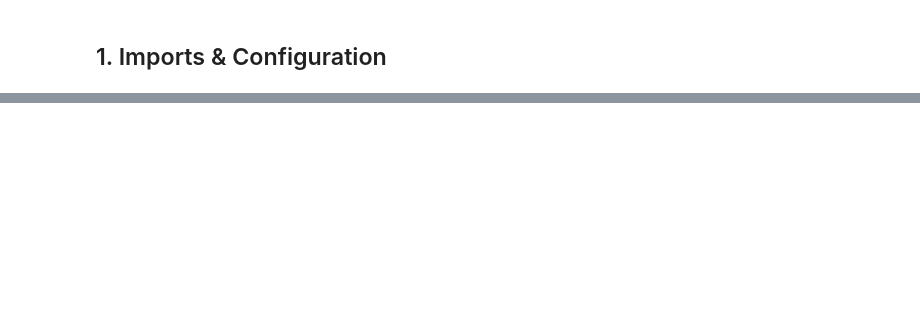
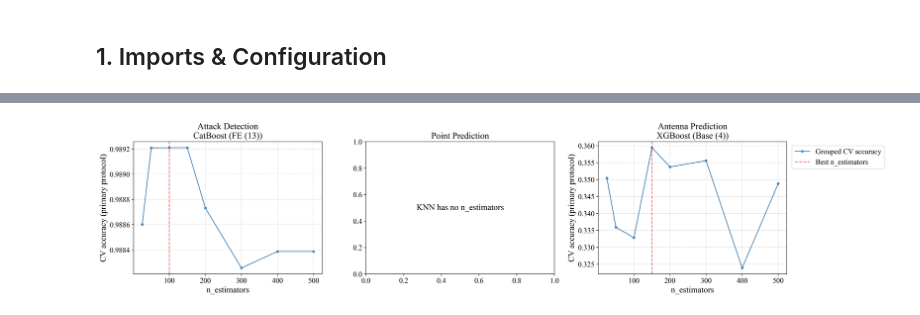
Before and after one commit to 99stealth/evil_twin_attack_detection_in_non_urban_terrain, a Jupyter notebook: notebooks/02_final_comparison.ipynb, the cells around one changed output, grey strips where cells are left out. Saved outputs shown, nothing was run; the diff lists cells and outputs as text; code cells hidden in the pictures; blank space fills up the shorter version.

```diff
--- a/notebooks/02_final_comparison.ipynb
+++ b/notebooks/02_final_comparison.ipynb
@@ -440,0 +313,8 @@ Logistic Regression    0.701
+# %%
+winners = {}
+for task in ep.TASKS_ORDER:
+    task_label = ep.TASKS[task]["label"]
+    sub = results_df[results_df.Task == task_label].sort_values("Pooled Acc", ascending=False)
+    best = sub.iloc[0]
+    winners[task] = (best["Model"], best["Feature Set"])
+    print(f"{task_label:<22} winner={best['Model']} ({best['Feature Set']}) — pooled_acc={best['Pooled Acc']:.4f}")
@@ -440,0 +364,52 @@ Logistic Regression    0.701
+# %%
+from sklearn.model_selection import cross_val_score
+
+fig, axes = plt.subplots(1, 3, figsize=(20, 5))
+n_estimators_range = [25, 50, 100, 150, 200, 300, 400, 500]
+
+for ax, task in zip(axes, ep.TASKS_ORDER):
+    task_label = ep.TASKS[task]["label"]
+    model_name, fs_label = winners[task]
+    cfg = ep.MODEL_CONFIGS[model_name]
+
+    if "n_estimators" not in cfg["grid"]:
+        ax.text(0.5, 0.5, f"{model_name} has no n_estimators", ha="center", va="center", transform=ax.transAxes)
+        ax.set_title(task_label)
+        continue
+
+    spec = ep.TASKS[task]
+    sub = dataset[spec["rows"](dataset)].reset_index(drop=True)
+    feat_cols = FEATURE_SETS[fs_label]
+    X, y = sub[feat_cols], sub[spec["y_col"]]
+    outer_cv, groups = ep.get_outer_cv_and_groups("primary", task, sub)
+    is_multiclass = task in ("point", "antenna")
+
+    res = oof_store[(model_name, fs_label, task)]
+    fixed = ep.most_frequent_params(res["best_params_per_fold"])
+    n_key = "model__n_estimators" if ep.MODEL_CONFIGS[model_name]["scale"] else "n_estimators"
+    fixed_others = {k: v for k, v in fixed.items() if k != n_key}
+
+    scores = []
+    for n in n_estimators_range:
+        params = dict(fixed_others)
+        params[n_key] = n
+        est = ep.make_estimator(model_name, is_multiclass, params=params)
+        cv_scores = cross_val_score(est, X, y, groups=groups, cv=outer_cv, n_jobs=-1)
+        scores.append(cv_scores.mean())
+
+    best_n = n_estimators_range[int(np.argmax(scores))]
+    ax.plot(n_estimators_range, scores, marker="o", markersize=4, color="#4682B4", label="Grouped CV accuracy")
+    ax.axvline(best_n, color="red", linestyle="--", alpha=0.6, label="Best n_estimators")
+    ax.set_title(f"{task_label}\n{model_name} ({fs_label})")
+    ax.set_xlabel("n_estimators")
+    ax.set_ylabel("CV accuracy (primary protocol)")
+    ax.grid(True, linestyle="--", alpha=0.5)
+
+handles, labels = axes[0].get_legend_handles_labels()
+if handles:
+    fig.legend(handles, labels, loc="center left", bbox_to_anchor=(0.92, 0.77))
+plt.tight_layout(rect=[0, 0, 0.93, 1])
+plt.savefig(FIGURES_DIR / "fig5_n_estimators.png", bbox_inches="tight")
+plt.show()
+# %% [output]
+[figure, added]
```
Also changed, not shown: parts of 45 cells of this notebook, 38 other files.
